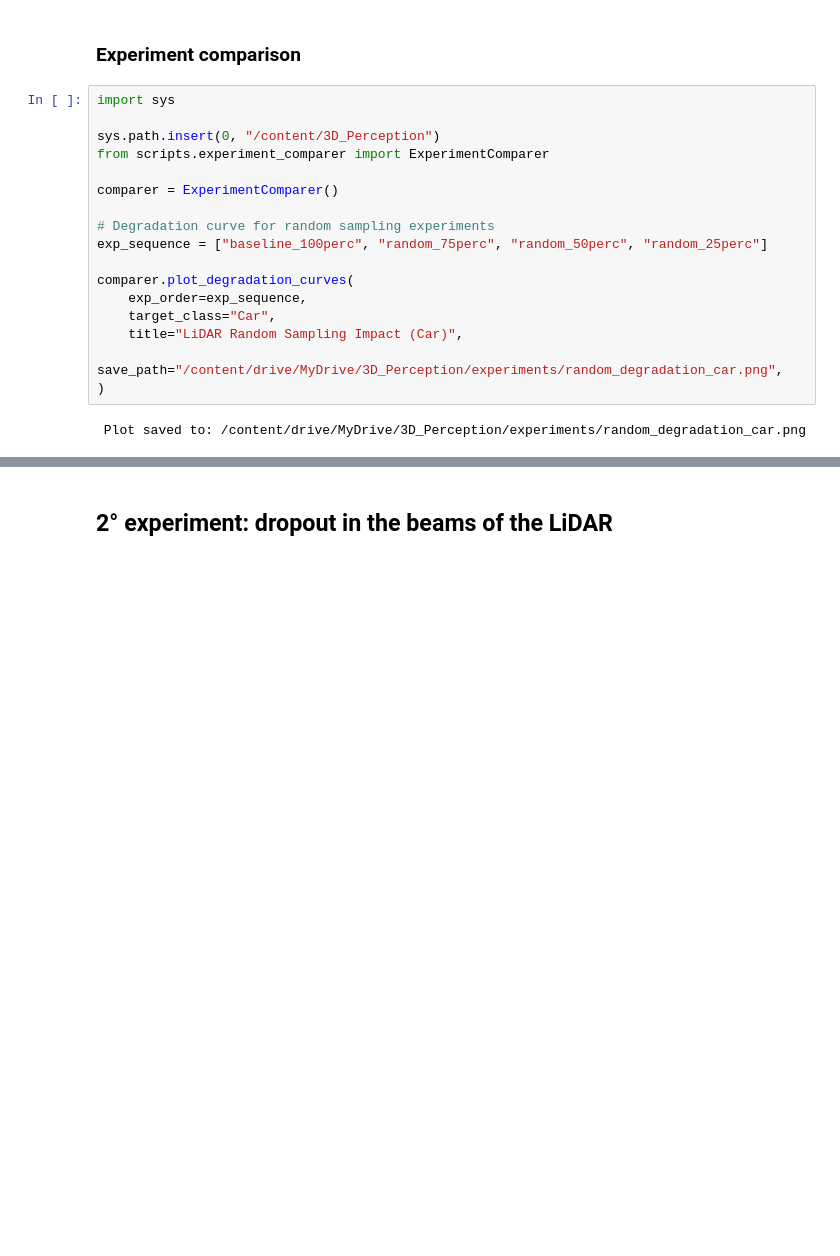
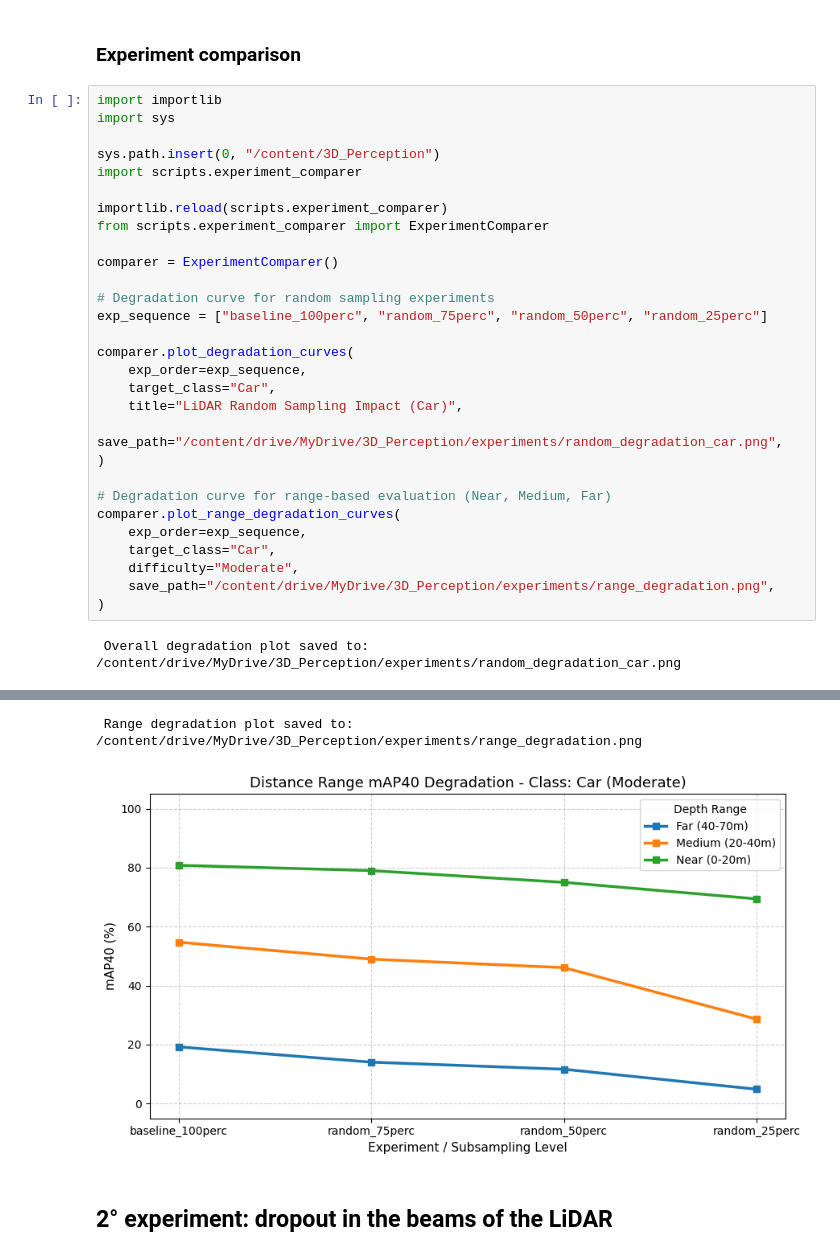
Before and after one commit to giacomosalvatori03/3D_Perception, a Jupyter notebook: notebooks/01_lidar_degradation.ipynb, the cells around one changed output, grey strips where cells are left out. Saved outputs shown, nothing was run; the diff lists cells and outputs as text; blank space fills up the shorter version.

```diff
--- a/notebooks/01_lidar_degradation.ipynb
+++ b/notebooks/01_lidar_degradation.ipynb
@@ -392,25 +389,39 @@ visualizer.visualize_experiment(
 # %% [markdown]
 ### Experiment comparison
 # %%
+import importlib
 import sys
 
 sys.path.insert(0, "/content/3D_Perception")
+import scripts.experiment_comparer
+
+importlib.reload(scripts.experiment_comparer)
 from scripts.experiment_comparer import ExperimentComparer
 
 comparer = ExperimentComparer()
 
 # Degradation curve for random sampling experiments
 exp_sequence = ["baseline_100perc", "random_75perc", "random_50perc", "random_25perc"]
 
 comparer.plot_degradation_curves(
     exp_order=exp_sequence,
     target_class="Car",
     title="LiDAR Random Sampling Impact (Car)",
     save_path="/content/drive/MyDrive/3D_Perception/experiments/random_degradation_car.png",
 )
+
+# Degradation curve for range-based evaluation (Near, Medium, Far)
+comparer.plot_range_degradation_curves(
+    exp_order=exp_sequence,
+    target_class="Car",
+    difficulty="Moderate",
+    save_path="/content/drive/MyDrive/3D_Perception/experiments/range_degradation.png",
+)
 # %% [output]
- Plot saved to: /content/drive/MyDrive/3D_Perception/experiments/random_degradation_car.png
+ Overall degradation plot saved to: /content/drive/MyDrive/3D_Perception/experiments/random_degradation_car.png
 [figure]
+ Range degradation plot saved to: /content/drive/MyDrive/3D_Perception/experiments/range_degradation.png
+[figure, added]
 # %% [markdown]
 ## 2° experiment: dropout in the beams of the LiDAR
 # %% [markdown]
```
Also changed, not shown: parts of 5 cells of this notebook.
